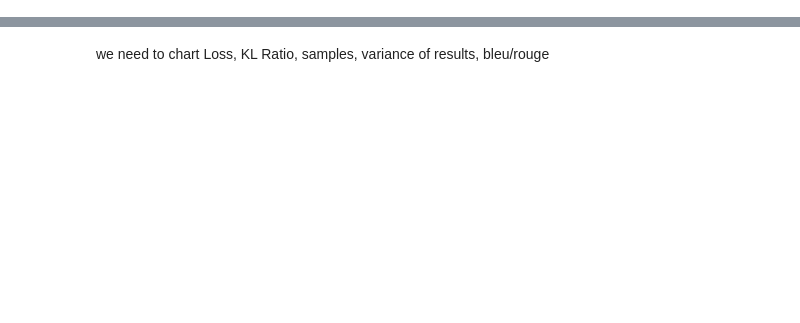
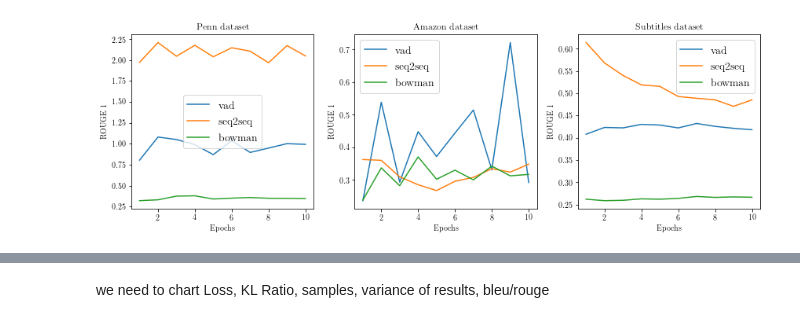
Before and after one commit to thien/iso, a Jupyter notebook: code/Charter.ipynb, the cells around one changed output, grey strips where cells are left out. Cells and saved outputs as stored; diff of their text form; code cells hidden in the pictures; blank space fills up the shorter version.

```diff
--- a/code/Charter.ipynb
+++ b/code/Charter.ipynb
@@ -217,0 +259,4 @@ chartBLEUROUGE(resultsData)
+# %%
+chartBLEUROUGE(resultsData, score="rouge_1")
+# %% [output]
+[figure, added]
```
Also changed, not shown: parts of 11 cells of this notebook, 1 other file.
